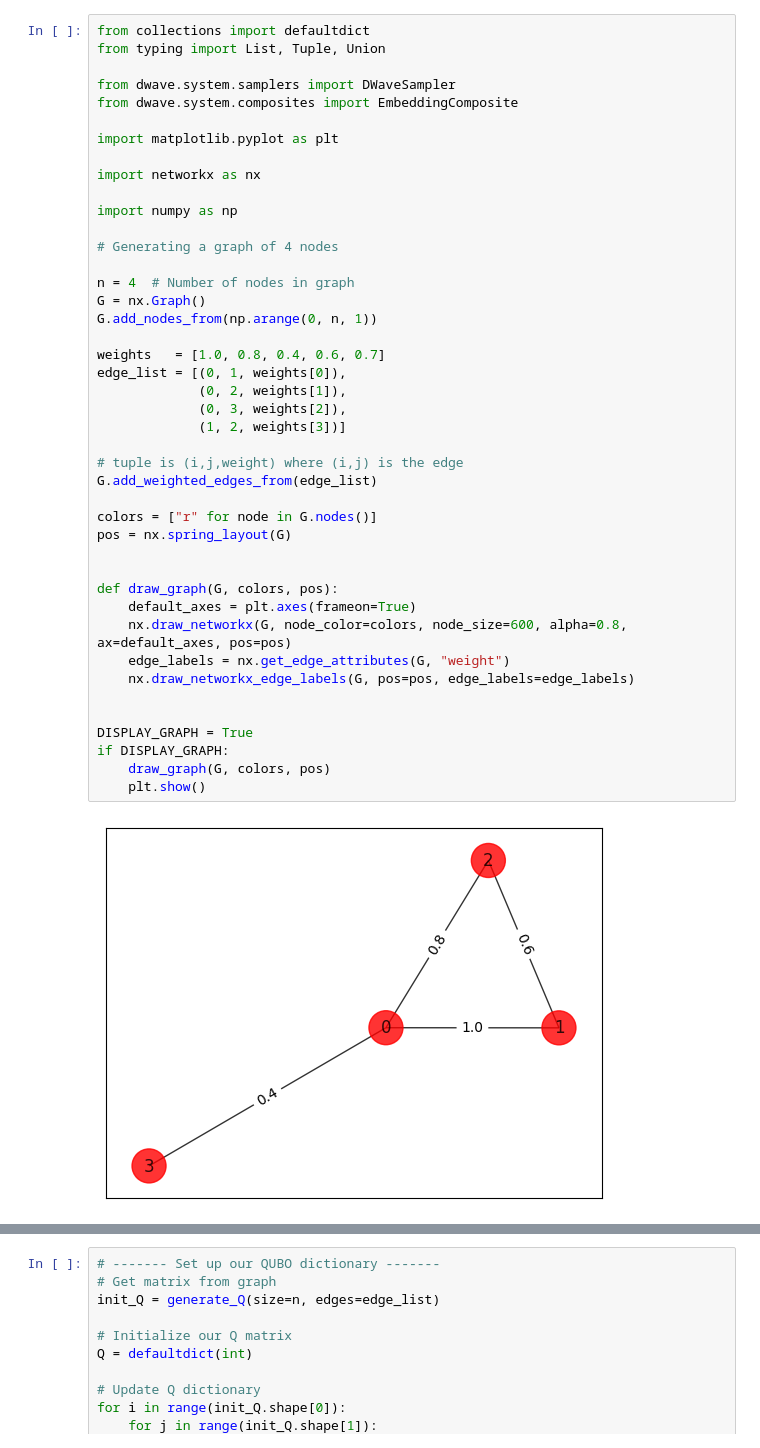
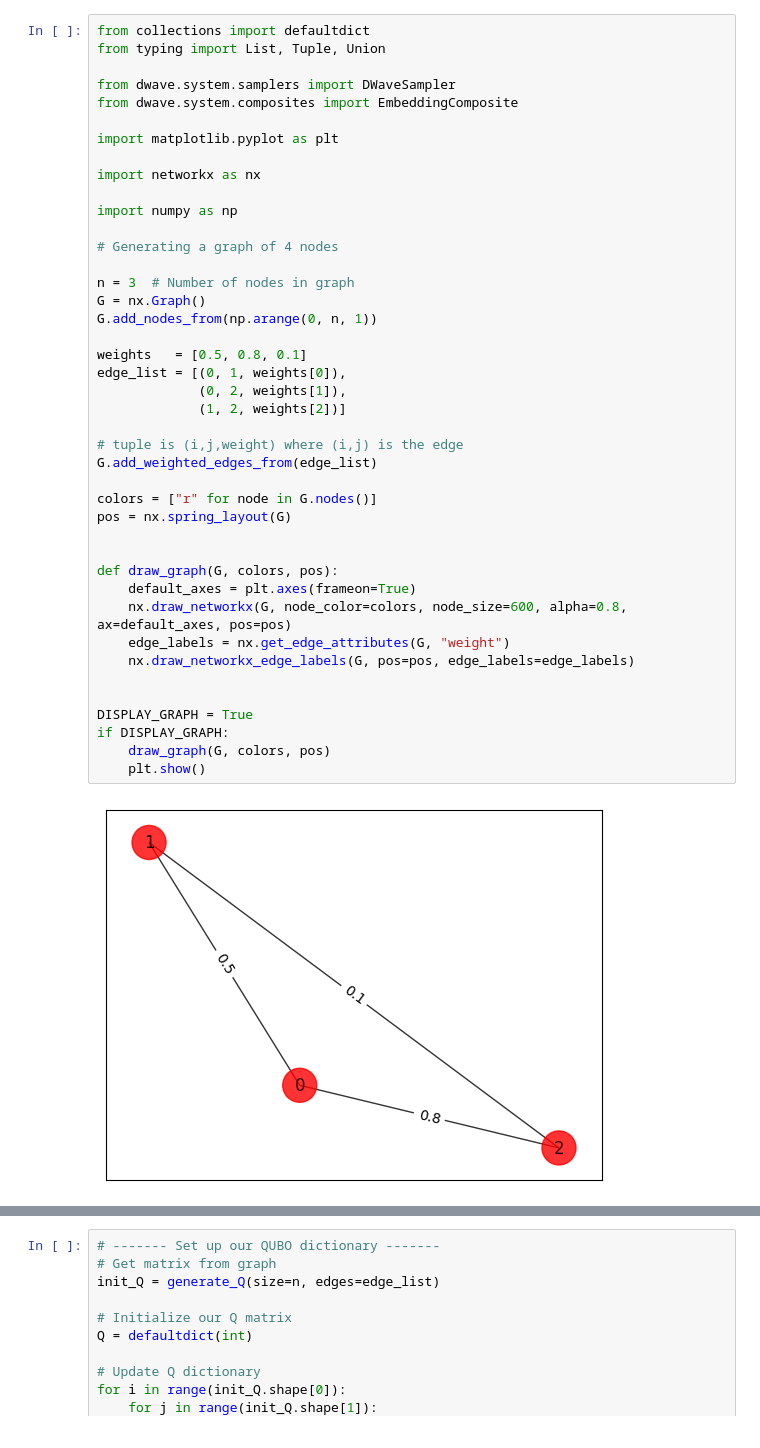
Before and after one commit to seba2390/AnnealingComparison, a Jupyter notebook: Dwave/test.ipynb, the cells around one changed output, grey strips where cells are left out. Drawn from its saved outputs; the diff is of its cells as text.

```diff
--- a/Dwave/test.ipynb
+++ b/Dwave/test.ipynb
@@ -11,38 +11,37 @@ import networkx as nx
 
 import numpy as np
 
 # Generating a graph of 4 nodes
 
-n = 4  # Number of nodes in graph
+n = 3  # Number of nodes in graph
 G = nx.Graph()
 G.add_nodes_from(np.arange(0, n, 1))
 
-weights   = [1.0, 0.8, 0.4, 0.6, 0.7]
+weights   = [0.5, 0.8, 0.1]
 edge_list = [(0, 1, weights[0]),
              (0, 2, weights[1]),
-             (0, 3, weights[2]),
-             (1, 2, weights[3])]
+             (1, 2, weights[2])]
 
 # tuple is (i,j,weight) where (i,j) is the edge
 G.add_weighted_edges_from(edge_list)
 
 colors = ["r" for node in G.nodes()]
 pos = nx.spring_layout(G)
 
 
 def draw_graph(G, colors, pos):
     default_axes = plt.axes(frameon=True)
     nx.draw_networkx(G, node_color=colors, node_size=600, alpha=0.8, ax=default_axes, pos=pos)
     edge_labels = nx.get_edge_attributes(G, "weight")
     nx.draw_networkx_edge_labels(G, pos=pos, edge_labels=edge_labels)
 
 
 DISPLAY_GRAPH = True
 if DISPLAY_GRAPH:
     draw_graph(G, colors, pos)
     plt.show()
 # %% [output]
-[figure, old version]
+[figure, new version]
 # %%
 def generate_Q(size: int, edges: List[Tuple[int, int, float]]) -> np.ndarray:
     """
```
Also changed, not shown: parts of 4 cells of this notebook.
